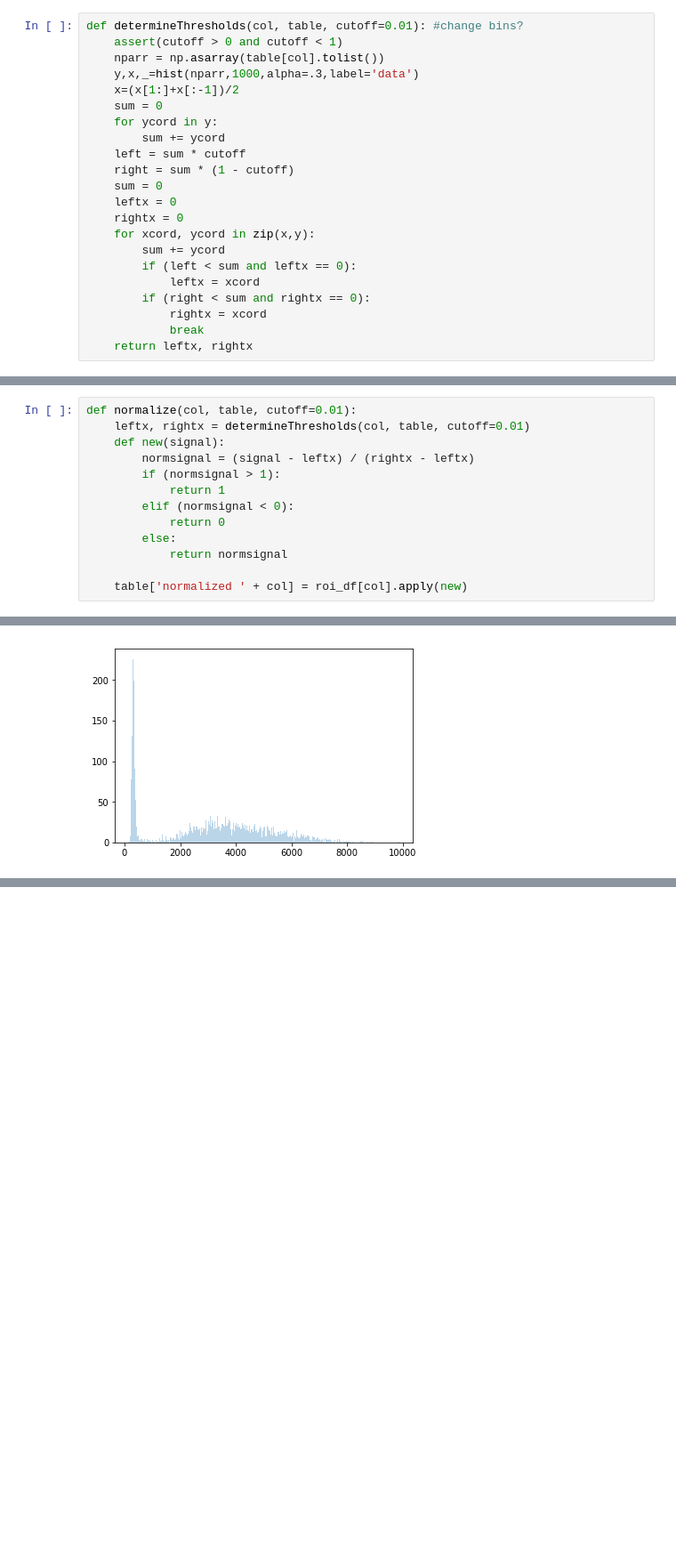
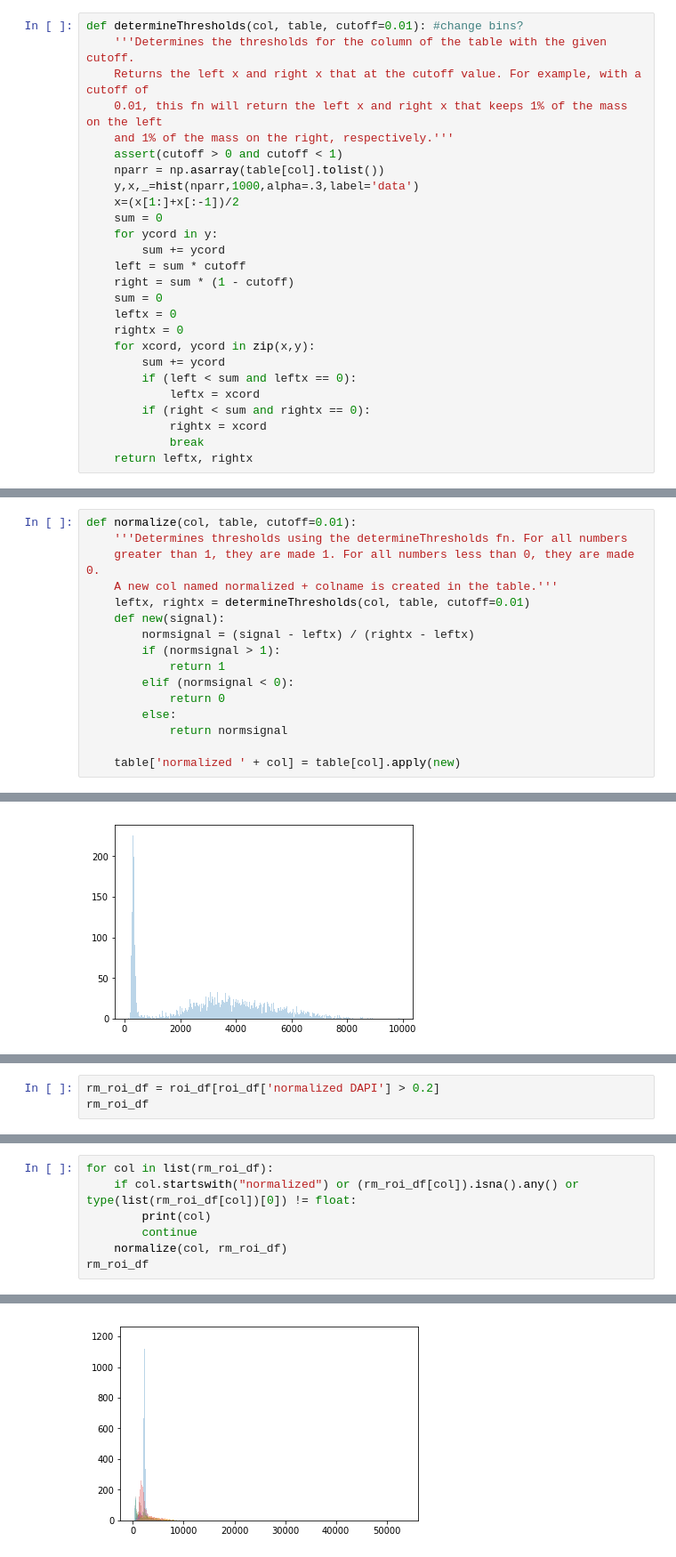
Before and after one commit to christopher-gong/optometry, a Jupyter notebook: jupyter/Prepare for clustering.ipynb, the cells around one changed output, grey strips where cells are left out. Shown: that part at 89% size. Cells and saved outputs as stored; diff of their text form; blank space fills up the shorter version.

Commit message:
normalized to csv, but possibly not correct

```diff
--- a/jupyter/Prepare for clustering.ipynb
+++ b/jupyter/Prepare for clustering.ipynb
@@ -49,6 +29,10 @@ array([ 315.4929834 ,   52.20248187, 1823.89768051, 3893.82841372,
 [figure]
 # %%
 def determineThresholds(col, table, cutoff=0.01): #change bins?
+    '''Determines the thresholds for the column of the table with the given cutoff.
+    Returns the left x and right x that at the cutoff value. For example, with a cutoff of
+    0.01, this fn will return the left x and right x that keeps 1% of the mass on the left
+    and 1% of the mass on the right, respectively.'''
     assert(cutoff > 0 and cutoff < 1)
     nparr = np.asarray(table[col].tolist())
     y,x,_=hist(nparr,1000,alpha=.3,label='data')
@@ -76,6 +60,9 @@ determineThresholds("DAPI", roi_df)
 [figure]
 # %%
 def normalize(col, table, cutoff=0.01):
+    '''Determines thresholds using the determineThresholds fn. For all numbers
+    greater than 1, they are made 1. For all numbers less than 0, they are made 0.
+    A new col named normalized + colname is created in the table.'''
     leftx, rightx = determineThresholds(col, table, cutoff=0.01)
     def new(signal):
         normsignal = (signal - leftx) / (rightx - leftx)
@@ -86,7 +73,7 @@ def normalize(col, table, cutoff=0.01):
         else:
             return normsignal
 
-    table['normalized ' + col] = roi_df[col].apply(new)
+    table['normalized ' + col] = table[col].apply(new)
 # %%
 normalize("DAPI", roi_df)
 # %% [output]
@@ -133,0 +118,3 @@ x1,y1,z1 = hist(nparrb,1000,alpha=.3,label='data')
+# %%
+rm_roi_df = roi_df[roi_df['normalized DAPI'] > 0.2]
+rm_roi_df
@@ -133,0 +140,8 @@ x1,y1,z1 = hist(nparrb,1000,alpha=.3,label='data')
+# %%
+for col in list(rm_roi_df):
+    if col.startswith("normalized") or (rm_roi_df[col]).isna().any() or type(list(rm_roi_df[col])[0]) != float:
+        print(col)
+        continue
+    normalize(col, rm_roi_df)
+rm_roi_df
+# %% [output]
@@ -133,0 +175 @@ x1,y1,z1 = hist(nparrb,1000,alpha=.3,label='data')
+[figure, added]
```
Also changed, not shown: parts of 13 cells of this notebook, 1 other file.
